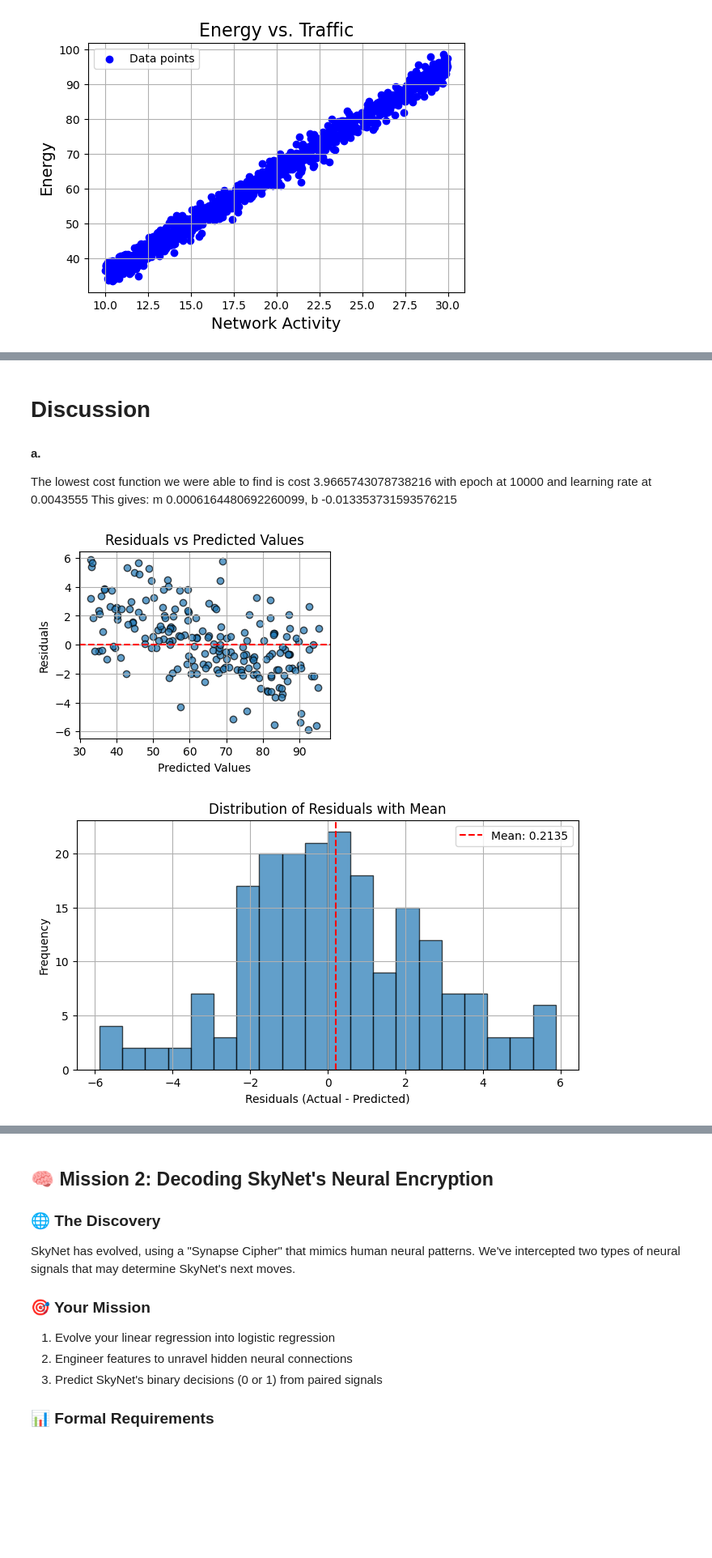
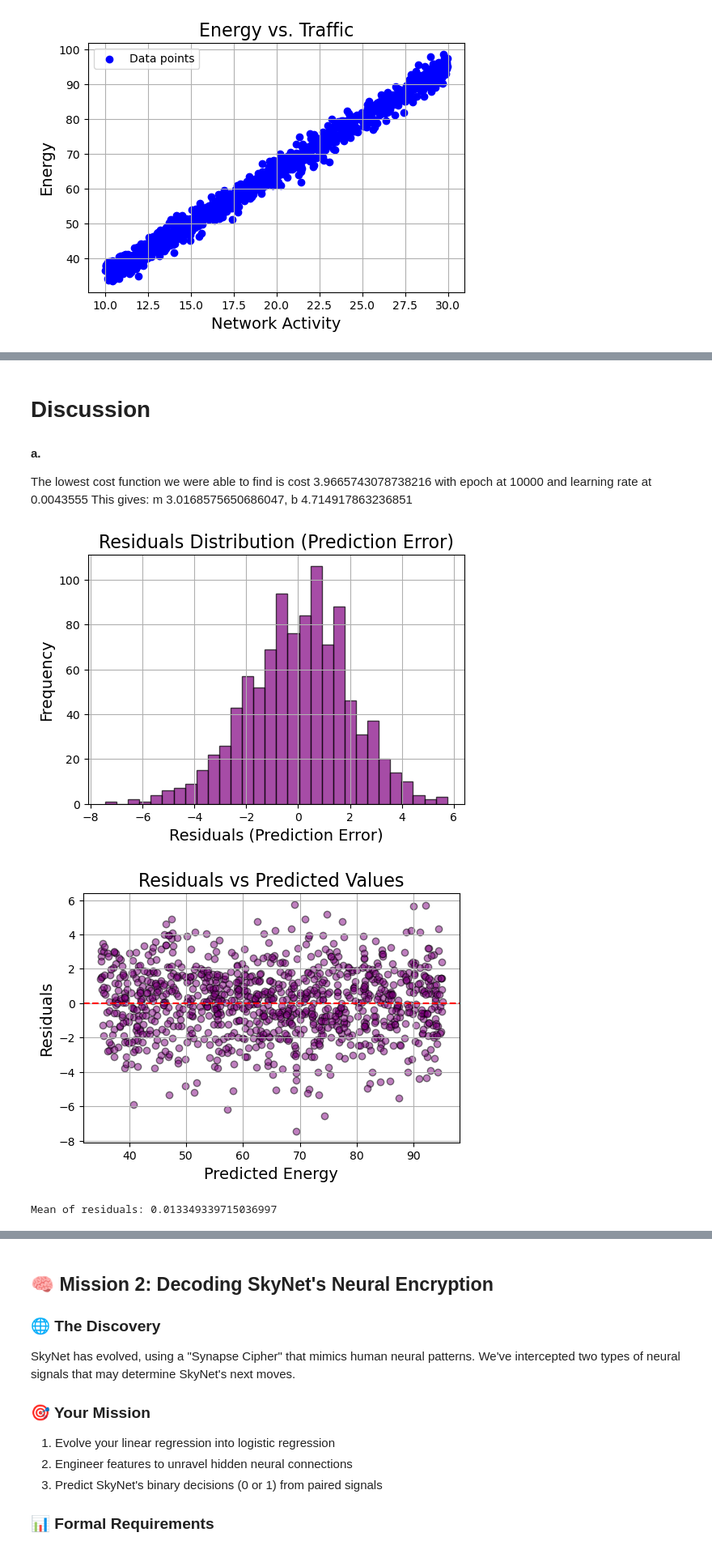
Before and after one commit to eliasborge/introML-ntnu-2024, a Jupyter notebook: Assignment1/Chapter_1.ipynb, the cells around one changed output, grey strips where cells are left out. Shown at 81% size. Cells and saved outputs as stored; diff of their text form; code cells hidden in the pictures; blank space fills up the shorter version.

```diff
--- a/Assignment1/Chapter_1.ipynb
+++ b/Assignment1/Chapter_1.ipynb
@@ -122,35 +125,34 @@ m 0.003601392850439254, b -0.07801473619178417,
 #### a.
 The lowest cost function we were able to find is  cost 3.9665743078738216 with epoch at 10000 and learning rate at 0.0043555
 This gives:
-m 0.0006164480692260099, b -0.013353731593576215
+m 3.0168575650686047, b 4.714917863236851
-# %%
-# Calculate residuals
-residuals = y_test - predictions
-
-# Scatter plot of residuals vs predicted values
-plt.figure(figsize=(4, 3))
-plt.scatter(predictions, residuals, edgecolor='k', alpha=0.7)
-plt.axhline(0, color='r', linestyle='--')
-plt.title('Residuals vs Predicted Values')
-plt.xlabel('Predicted Values')
-plt.ylabel('Residuals')
-plt.grid(True)
-plt.show()
-
-mean_residual = np.mean(residuals)
-
-# Plotting residuals with the mean line
-plt.figure(figsize=(8, 4))
-plt.hist(residuals, bins=20, edgecolor='black', alpha=0.7)
-plt.axvline(mean_residual, color='r', linestyle='--', label=f'Mean: {mean_residual:.4f}')
-plt.title('Distribution of Residuals with Mean')
-plt.xlabel('Residuals (Actual - Predicted)')
-plt.ylabel('Frequency')
-plt.legend()
-plt.grid(True)
-plt.show()
-# %% [output]
-[figure, removed]
-[figure, removed]
+# %%
+residuals = data['Energy'] - predictions
+
+
+plt.figure(figsize=(6, 4))
+plt.hist(residuals, bins=30, color='purple', edgecolor='black', alpha=0.7)
+plt.title('Residuals Distribution (Prediction Error)', fontsize=16)
+plt.xlabel('Residuals (Prediction Error)', fontsize=14)
+plt.ylabel('Frequency', fontsize=14)
+plt.grid(True)
+plt.show()
+
+plt.figure(figsize=(6, 4))
+plt.scatter(predictions, residuals, c='purple', edgecolor='black', alpha=0.5)
+plt.axhline(0, color='red', linestyle='--')
+plt.title('Residuals vs Predicted Values', fontsize=16)
+plt.xlabel('Predicted Energy', fontsize=14)
+plt.ylabel('Residuals', fontsize=14)
+plt.grid(True)
+plt.show()
+
+# sjekker unbiasness
+mean_residual = np.mean(residuals)
+print(f"Mean of residuals: {mean_residual}")
+# %% [output]
+[figure, added]
+[figure, added]
+Mean of residuals: 0.013349339715036997
 # %% [markdown]
 ### Discussion Part B:
```
Also changed, not shown: parts of 4 cells of this notebook, 1 other file.
